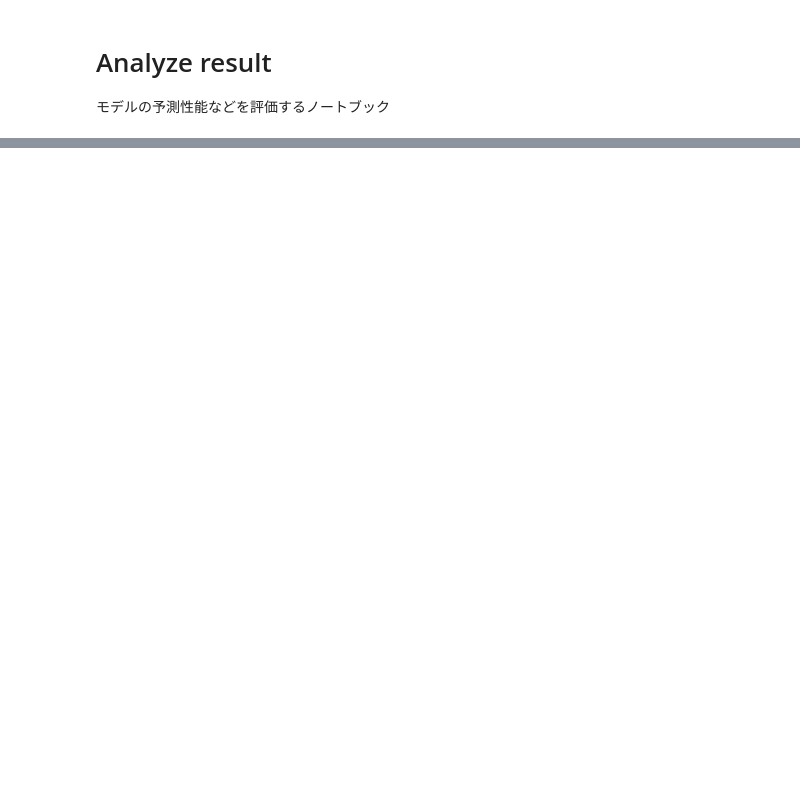
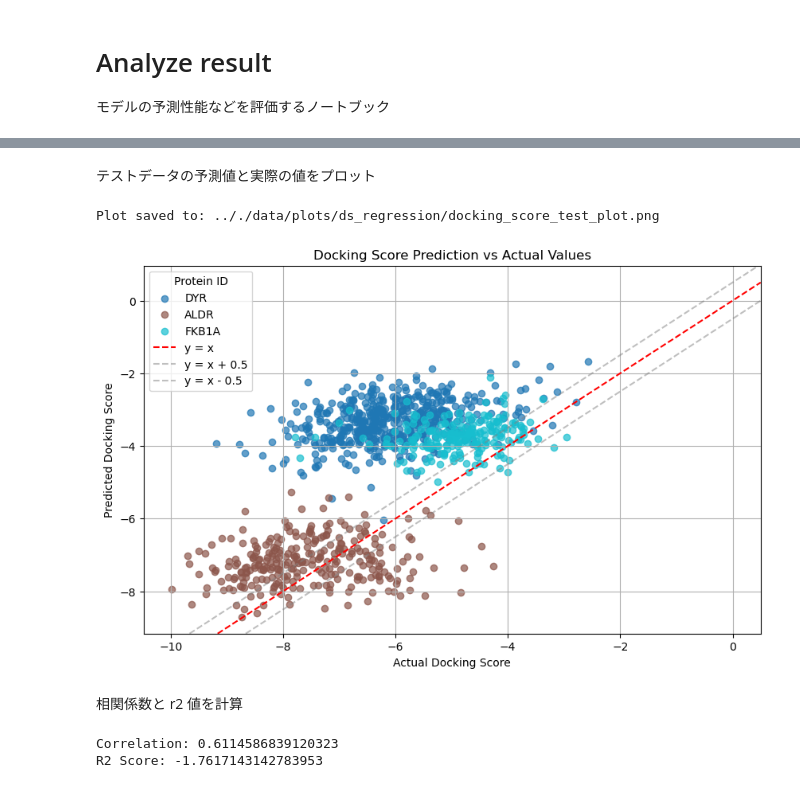
Before and after one commit to inu-wanwan/AttentionConditionedVAE, a Jupyter notebook: notebook/analyze_result.ipynb, the cells around one changed output, grey strips where cells are left out. Drawn from its saved outputs; the diff is of its cells as text; code cells hidden in the pictures; blank space fills up the shorter version.

```diff
--- a/notebook/analyze_result.ipynb
+++ b/notebook/analyze_result.ipynb
@@ -31,6 +32,9 @@ alphafold_dir = os.path.join('..', path_config['data']['alphafold'])
 smiles_dir = os.path.join('..', path_config['data']['smiles'])
 output_dir = os.path.join('..', path_config['data']['plots'])
 hist_dir = os.path.join('..', path_config['data']['hist'])
+eval_dir = os.path.join('..', path_config['data']['eval'])
 preprocessed_dir = os.path.join('..', path_config['data']['preprocessed'])
 sample_dir = os.path.join('..', path_config['data']['samples'])
 model_dir = os.path.join('..', path_config['data']['docking'])
+
+ds_reg_output_dir = os.path.join(output_dir, 'ds_regression')
@@ -61,27 +40,0 @@ test_dataloader = get_dataloader(
-# %%
-with torch.no_grad():
-    y_true = []
-    y_pred = []
-    train_pbar = tqdm(test_dataloader, desc='Testing')
-    for i, batch in enumerate(train_pbar):
-        smiles_emb = batch['smiles_embedding'].cuda()
-        af2_emb = batch['protein_embedding'].cuda()
-        docking_score = batch['docking_score'].cuda()
-        output = model(smiles_emb, af2_emb)
-        y_true.append(docking_score.cpu().numpy())
-        y_pred.append(output.cpu().numpy())
-
-y_true = np.array(y_true).flatten()
-y_pred = np.array(y_pred).flatten()
-
-plt.figure(figsize=(10, 10))
-plt.scatter(y_true, y_pred, alpha=0.7)
-plt.plot([min(y_true), max(y_true)], [min(y_true), max(y_true)], color='red', linestyle='--')
-plt.xlabel('Actual Docking Score')
-plt.ylabel('Predicted Docking Score')
-plt.title('Docking Score Prediction')
-plt.grid()
-plt.show()
-
-mse = mean_squared_error(y_true, y_pred)
-print(f'Mean Squared Error: {mse}')
@@ -89,0 +41,10 @@ FileNotFoundError: Embedding file not found: data/alphafold/P15121/structure.npy
+# %%
+model_timestamp = '2024-12-23_14-28-07'
+result_test_path = os.path.join(eval_dir, 'ds_regression', f"results_{model_timestamp}_test.csv")
+result_train_path = os.path.join(eval_dir, 'ds_regression', f"results_{model_timestamp}_train.csv")
+
+result_test_df = pd.read_csv(result_test_path)
+result_train_df = pd.read_csv(result_train_path)
+
+print(result_test_df.head())
+print(result_train_df.head())
@@ -89,0 +119,17 @@ FileNotFoundError: Embedding file not found: data/alphafold/P15121/structure.npy
+# %% [markdown]
+テストデータの予測値と実際の値をプロット
+# %%
+plot_docking_scores_vs_predictions(result_test_df, ds_reg_output_dir, filename="docking_score_test_plot.png")
+# %% [output]
+Plot saved to: .././data/plots/ds_regression/docking_score_test_plot.png
+[figure, added]
+# %% [markdown]
+相関係数と r2 値を計算
+# %%
+correration = result_test_df["Actual_Docking_Score"].corr(result_test_df["Predicted_Docking_Score"])
+print(f"Correlation: {correration}")
+r2 = r2_score(result_test_df["Actual_Docking_Score"], result_test_df["Predicted_Docking_Score"])
+print(f"R2 Score: {r2}")
+# %% [output]
+Correlation: 0.6114586839120323
+R2 Score: -1.7617143142783953
```
Also changed, not shown: parts of 11 cells of this notebook, 5 other files.
